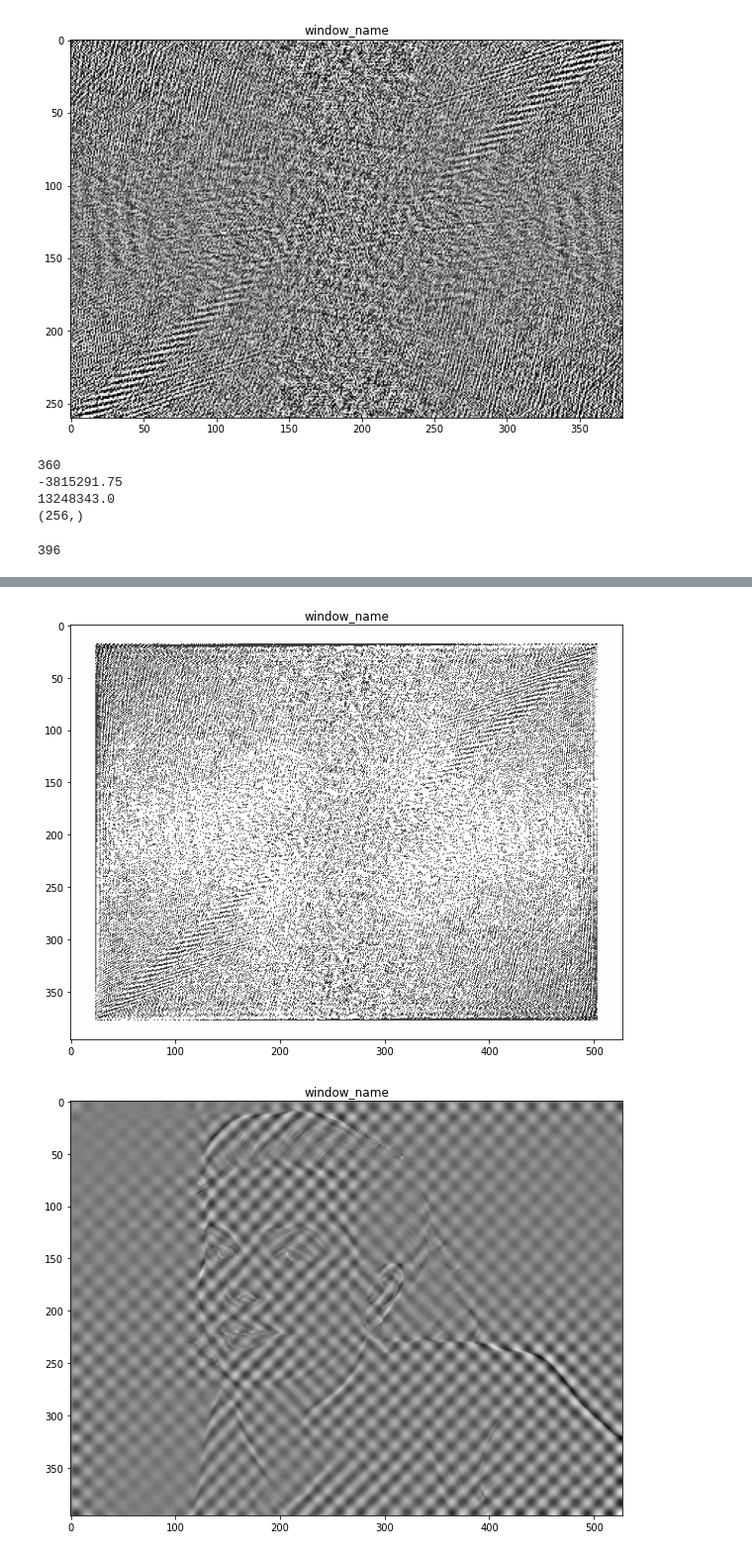
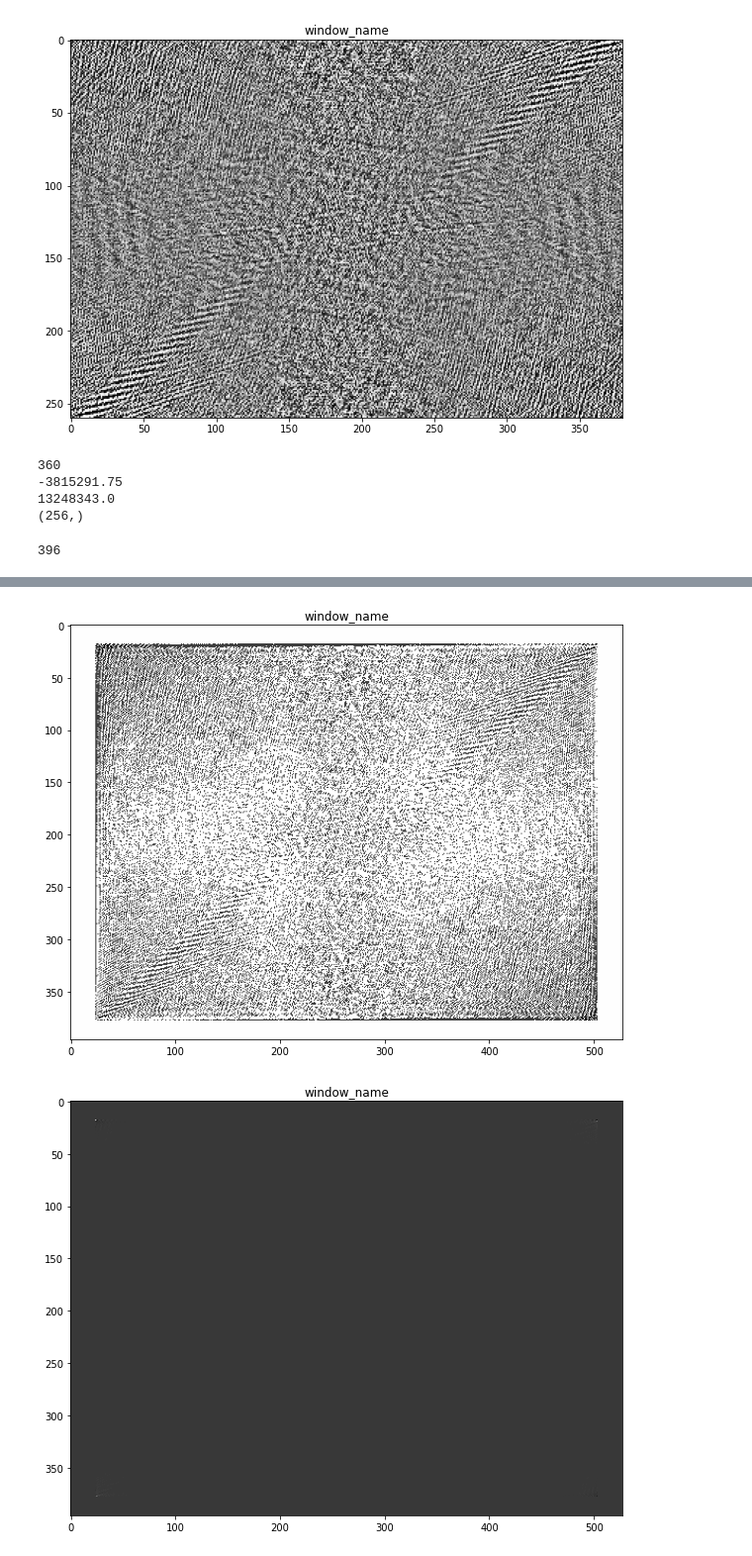
Before and after one commit to dolphinLesha/data_interpretation2, a Jupyter notebook: notebooks/task8.ipynb, the cells around one changed output, grey strips where cells are left out. Shown at 99% size. Saved outputs shown, nothing was run; the diff lists cells and outputs as text; code cells hidden in the pictures.

```diff
--- a/notebooks/task8.ipynb
+++ b/notebooks/task8.ipynb
@@ -627,35 +635,35 @@ show_picture_plot(img_f_e)
 # %%
 img_f = fourier_transform_2d(img)
 n, m = img_f.shape
 scale = 1.1
 ns,ms = int(scale*n),int(scale*m)
 img_f_z = np.zeros((ns,ms), np.csingle)
 nss = int((n//2)*(scale-1))
 mss = int((m//2)*(scale-1))
 img_f_z[nss:-nss,mss:-mss] = img_f
 tmp = np.asarray(img_f_z,float)
 print(np.min(tmp))
 print(np.max(tmp))
 tmp = gray_image(tmp)
 hist = build_histogram(tmp)
 show_plot(hist)
 cdf = build_cdf(hist)
 tmp2 = equalize(tmp, cdf)
 
 show_picture_plot(tmp)
 show_picture_plot(tmp2)
 img_f_r =fourier_transform_2d_back(img_f_z)
-show_picture_plot(np.asarray(img_f_r, float))
+show_picture_plot(np.asarray(img_f_z, float))
 # %% [output]
 360
 -3815291.75
 13248343.0
 (256,)
 396
 [figure]
 [figure]
 [figure]
-[figure, old version]
+[figure, new version]
 # %%
 line_f = fourier_transform_1d(img[330])
 show_plot(line_f)
```
Also changed, not shown: parts of 4 cells of this notebook, 4 other files.
